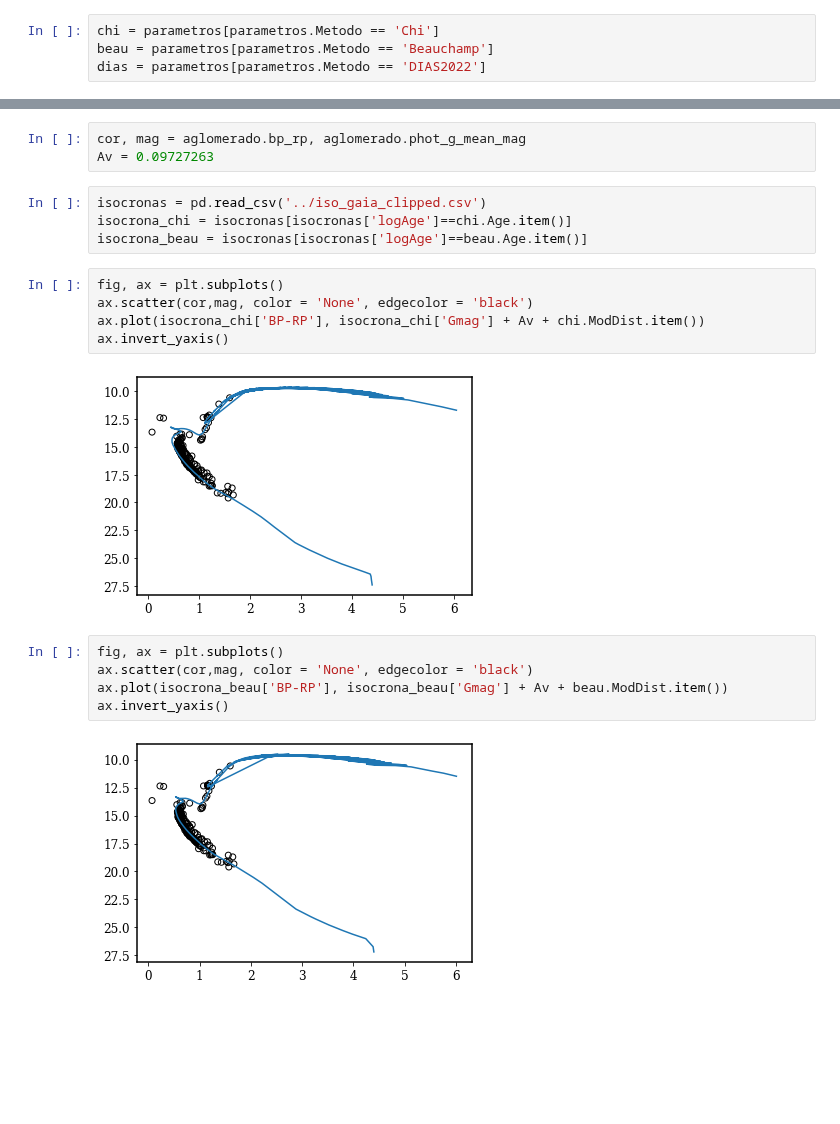
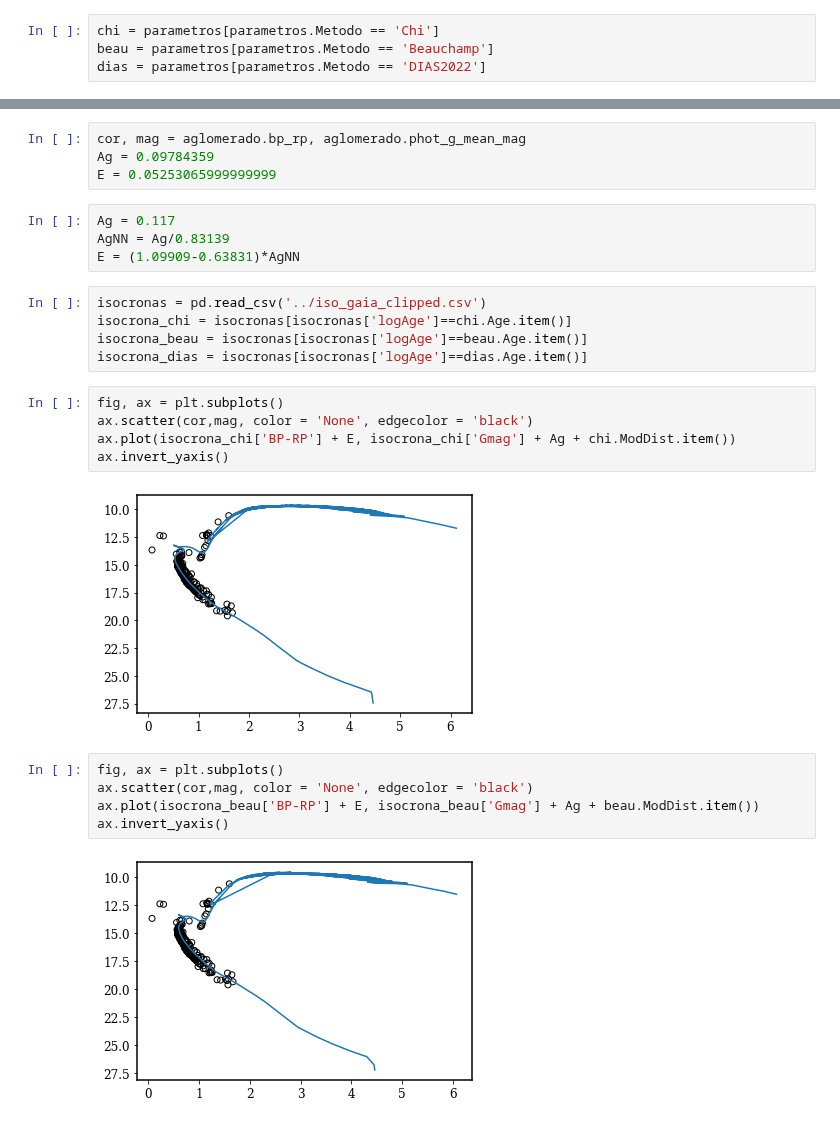
Before and after one commit to jppirest/mw_substructures, a Jupyter notebook: dados/GAIA/HDBSCAN/Clusters/NGC_2420/imagens.ipynb, the cells around one changed output, grey strips where cells are left out. Saved outputs shown, nothing was run; the diff lists cells and outputs as text; blank space fills up the shorter version.

```diff
--- a/dados/GAIA/HDBSCAN/Clusters/NGC_2420/imagens.ipynb
+++ b/dados/GAIA/HDBSCAN/Clusters/NGC_2420/imagens.ipynb
@@ -31,21 +36,27 @@ dias.ModDist.item() - chi.ModDist.item()
 # %%
 cor, mag = aglomerado.bp_rp, aglomerado.phot_g_mean_mag
-Av = 0.09727263
+Ag = 0.09784359
+E = 0.05253065999999999
+# %%
+Ag = 0.117
+AgNN = Ag/0.83139
+E = (1.09909-0.63831)*AgNN
 # %%
 isocronas = pd.read_csv('../iso_gaia_clipped.csv')
 isocrona_chi = isocronas[isocronas['logAge']==chi.Age.item()]
 isocrona_beau = isocronas[isocronas['logAge']==beau.Age.item()]
+isocrona_dias = isocronas[isocronas['logAge']==dias.Age.item()]
 # %%
 fig, ax = plt.subplots()
 ax.scatter(cor,mag, color = 'None', edgecolor = 'black')
-ax.plot(isocrona_chi['BP-RP'], isocrona_chi['Gmag'] + Av + chi.ModDist.item())
+ax.plot(isocrona_chi['BP-RP'] + E, isocrona_chi['Gmag'] + Ag + chi.ModDist.item())
 ax.invert_yaxis()
 # %% [output]
-[figure, old version]
+[figure, new version]
 # %%
 fig, ax = plt.subplots()
 ax.scatter(cor,mag, color = 'None', edgecolor = 'black')
-ax.plot(isocrona_beau['BP-RP'], isocrona_beau['Gmag'] + Av + beau.ModDist.item())
+ax.plot(isocrona_beau['BP-RP'] + E, isocrona_beau['Gmag'] + Ag + beau.ModDist.item())
 ax.invert_yaxis()
 # %% [output]
-[figure, old version]
+[figure, new version]
```
Also changed, not shown: parts of 7 cells of this notebook, 17 other files.
